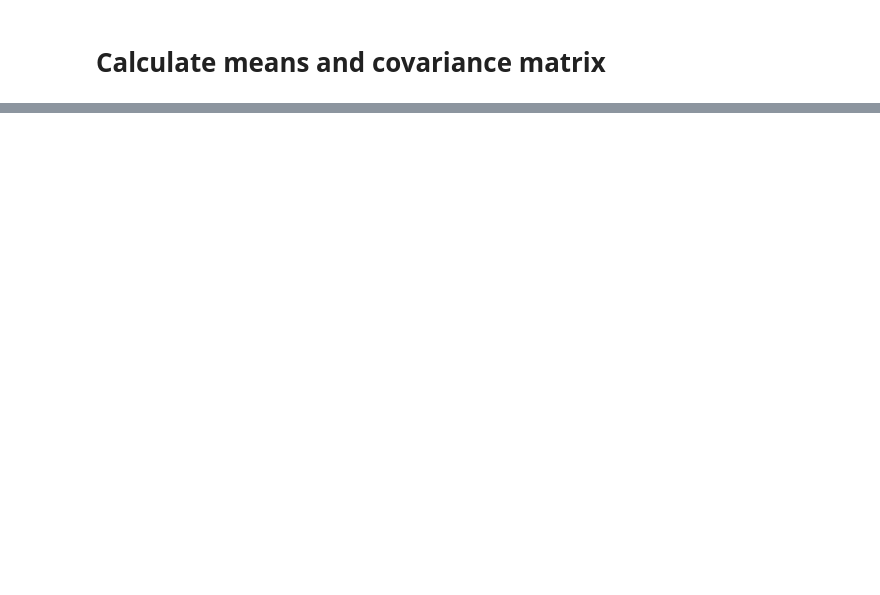
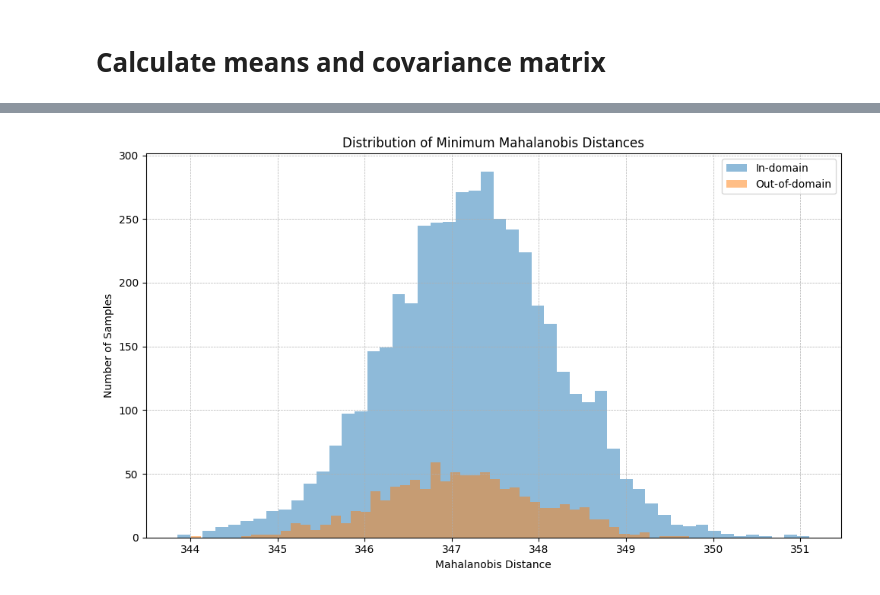
Before and after one commit to SlangLab-NU/autoencoder-oos, a Jupyter notebook: crossentropy_fine.ipynb, the cells around one changed output, grey strips where cells are left out. Cells and saved outputs as stored; diff of their text form; code cells hidden in the pictures; blank space fills up the shorter version.

```diff
--- a/crossentropy_fine.ipynb
+++ b/crossentropy_fine.ipynb
@@ -286,10 +285,10 @@ transformer_model = AutoModel.from_pretrained(pretrained_model_name)
 transformer_model.to(device)
 model = TextClassifier(transformer_model, len(unique_intents))
 model.to(device)
-optimizer = Adam(model.parameters(), lr=2.2497695787641236e-06)
+optimizer = Adam(model.parameters(), lr=0.0003453918396852349)
 training_losses = []
 validation_losses = []
-batch_size= 256
+batch_size= 32
 train_dataloader = DataLoader(train_dataset, batch_size=batch_size, shuffle=True)
 val_dataloader = DataLoader(val_dataset, batch_size=batch_size)
 loss_function = nn.CrossEntropyLoss()
@@ -432,3 +450,23 @@ auroc
+# %%
+# Set up the figure and axes
+plt.figure(figsize=(10, 6))
+
+# Plot the histograms
+plt.hist(test_scores, bins=50, alpha=0.5, label='In-domain')
+plt.hist(oos_test_scores, bins=50, alpha=0.5, label='Out-of-domain')
+
+# Add legend, title, and labels
+plt.legend(loc='upper right')
+plt.title('Distribution of Minimum Mahalanobis Distances')
+plt.xlabel('Mahalanobis Distance')
+plt.ylabel('Number of Samples')
+plt.grid(True, which='both', linestyle='--', linewidth=0.5)
+plt.tight_layout()
+
+# Show the plot
+plt.show()
+# %% [output]
+[figure, added]
 # %%
 import optuna
 from transformers import AutoTokenizer, AutoModel
```
Also changed, not shown: parts of 15 cells of this notebook, 1 other file.
